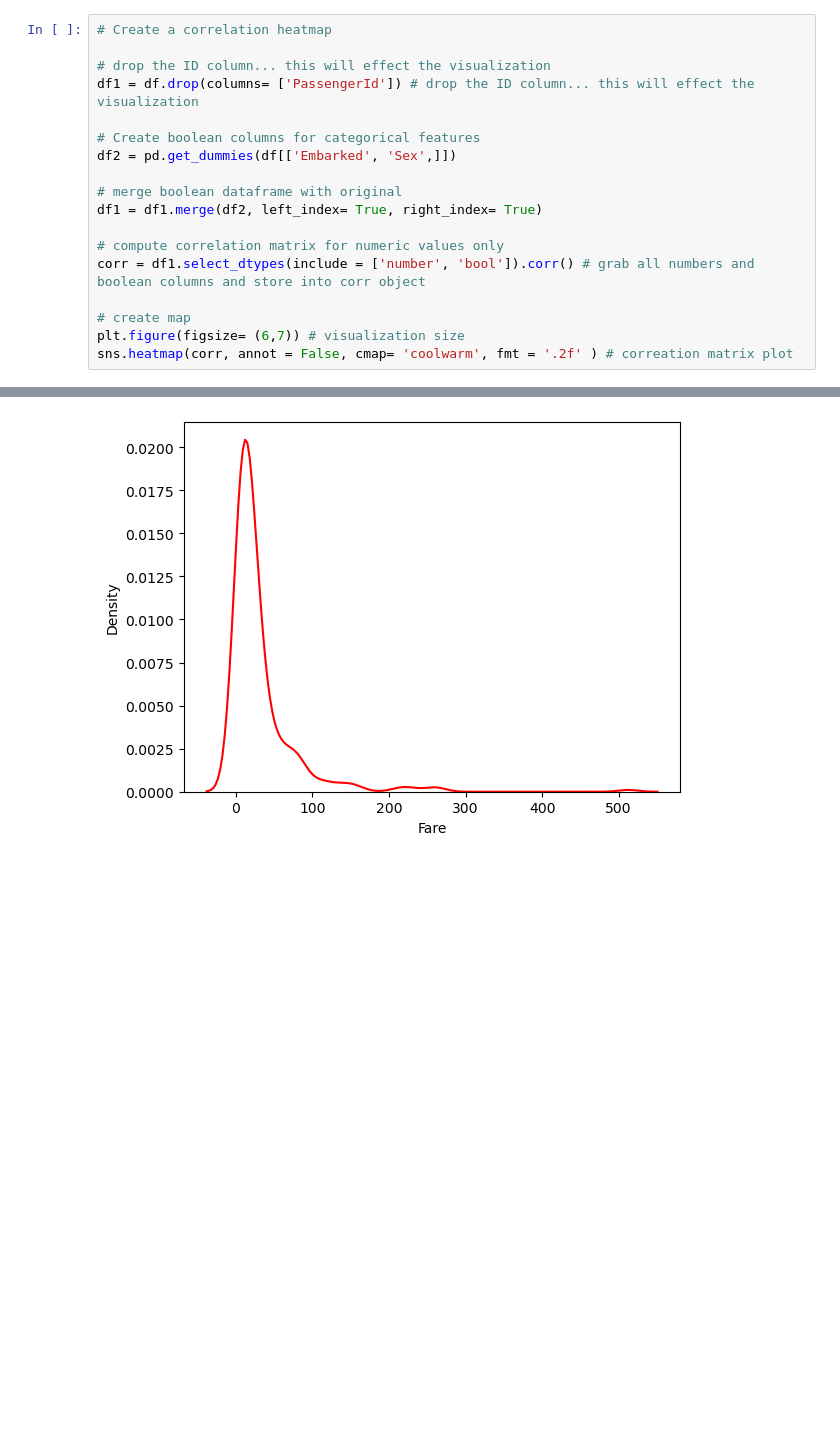
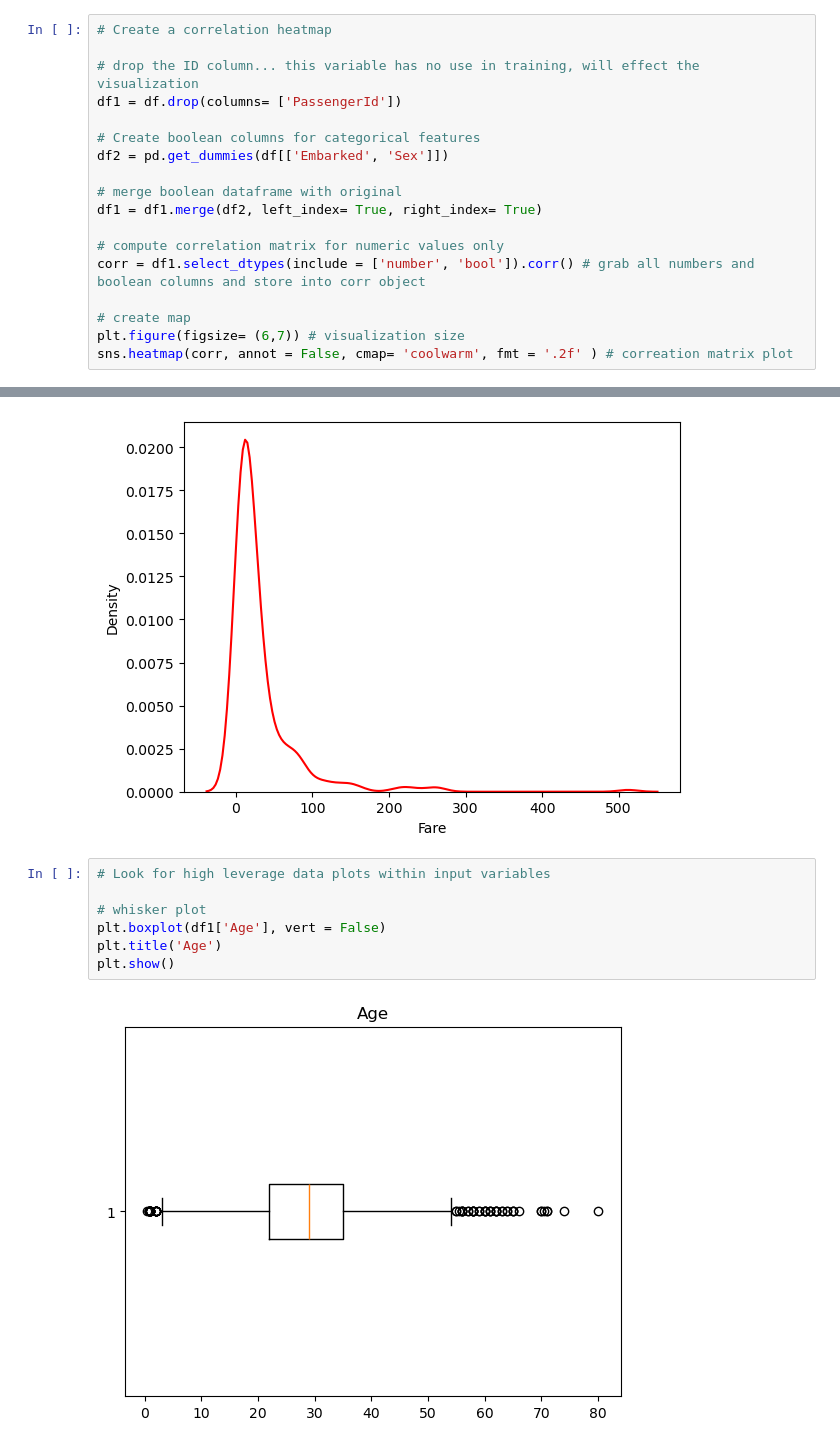
Before and after one commit to JudeMirac/titanic, a Jupyter notebook: Data/Notebooks/Wrangling.ipynb, the cells around one changed output, grey strips where cells are left out. Saved outputs shown, nothing was run; the diff lists cells and outputs as text; blank space fills up the shorter version.

```diff
--- a/Data/Notebooks/Wrangling.ipynb
+++ b/Data/Notebooks/Wrangling.ipynb
@@ -131,11 +131,11 @@ import matplotlib.pyplot as plt
 # %%
 # Create a correlation heatmap
 
-# drop the ID column... this will effect the visualization
-df1 = df.drop(columns= ['PassengerId']) # drop the ID column... this will effect the visualization
+# drop the ID column... this variable has no use in training, will effect the visualization
+df1 = df.drop(columns= ['PassengerId'])
 
 # Create boolean columns for categorical features
-df2 = pd.get_dummies(df[['Embarked', 'Sex',]])
+df2 = pd.get_dummies(df[['Embarked', 'Sex']])
 
 # merge boolean dataframe with original
 df1 = df1.merge(df2, left_index= True, right_index= True)
@@ -212,3 +196,12 @@ sns.kdeplot(df1, x = 'Fare', color = 'red')
 # %% [output]
 <Axes: xlabel='Fare', ylabel='Density'>
 [figure]
+# %%
+# Look for high leverage data plots within input variables
+
+# whisker plot
+plt.boxplot(df1['Age'], vert = False)
+plt.title('Age')
+plt.show()
+# %% [output]
+[figure, added]
```
Also changed, not shown: parts of 35 cells of this notebook.
